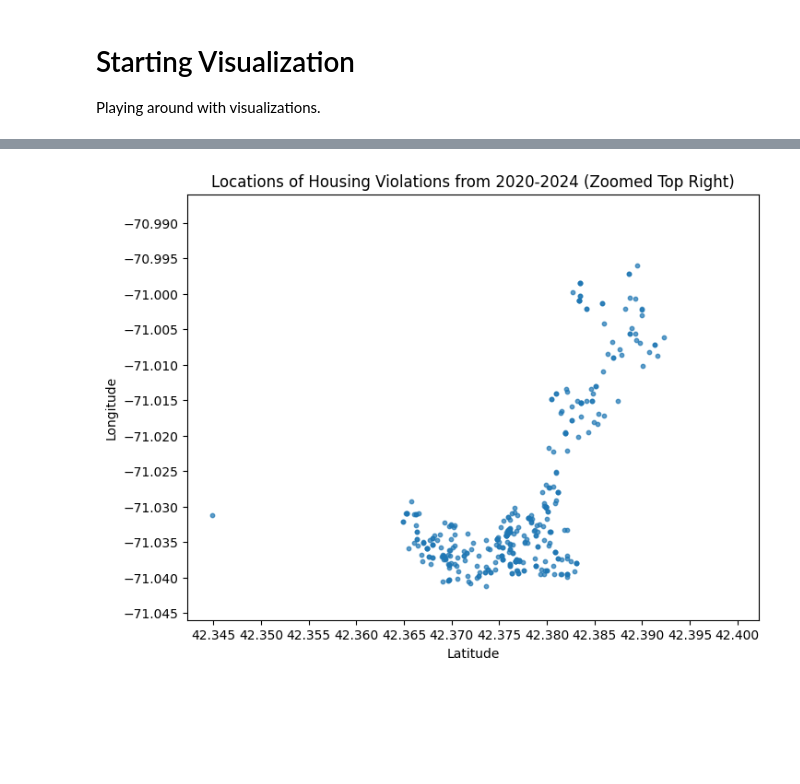
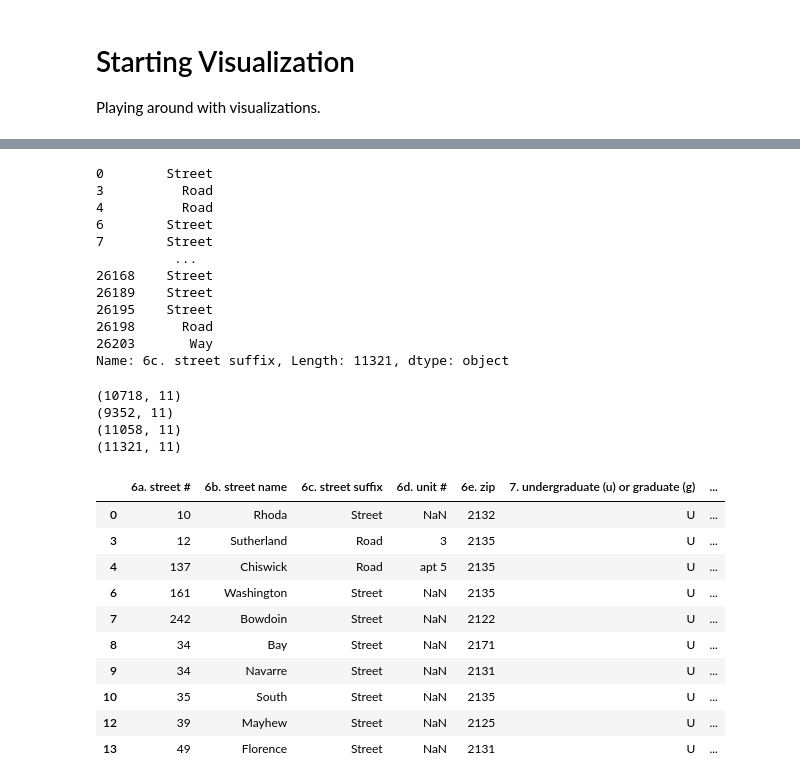
Before and after one commit to irisRen04/cs506-off_campus_housing-Ren-James, a Jupyter notebook: Student_addresses.ipynb, the cells around one changed output, grey strips where cells are left out. Drawn from its saved outputs; the diff is of its cells as text; code cells hidden in the pictures; blank space fills up the shorter version.

```diff
--- a/Student_addresses.ipynb
+++ b/Student_addresses.ipynb
@@ -328,0 +278,6 @@ def dorrect_street_suffix_and_duplicates(df):
+# %%
+# Call above function on all the address datasets
+Student_addresses_2020_2021 = dorrect_street_suffix_and_duplicates(Student_addresses_2020_2021)
+Student_addresses_2021_2022 = dorrect_street_suffix_and_duplicates(Student_addresses_2021_2022)
+Student_addresses_2022_2023 = dorrect_street_suffix_and_duplicates(Student_addresses_2022_2023)
+Student_addresses_2023_2024 = dorrect_street_suffix_and_duplicates(Student_addresses_2023_2024)
@@ -424,28 +366,45 @@ plt.show()
-# %%
-
-'''
-Zoomed in Version of top right
-'''
-
-# Create the scatter plot
-plt.figure(figsize=(8, 6))
-plt.scatter(x, y, s=10, alpha=0.7)  # smaller points, some transparency
-
-# Set smaller increments for latitude axis to zoom in on top right blob
-lat_min, lat_max = x.min(), x.max()
-lon_min, lon_max = y.min(), y.max()
-plt.xlim(lat_max - 0.05, lat_max + 0.01)  # zoom into top right
-plt.ylim(lon_max - 0.05, lon_max + 0.01)
-
-plt.gca().xaxis.set_major_locator(MultipleLocator(0.005))
-plt.gca().yaxis.set_major_locator(MultipleLocator(0.005))
-
-# Add labels and a title (optional)
-plt.xlabel("Latitude")
-plt.ylabel("Longitude")
-plt.title("Locations of Housing Violations from 2020-2024 (Zoomed Top Right)")
-
-# Display the plot
-plt.show()
-# %% [output]
-[figure, removed]
+# %%
+Student_addresses_2020_2021 = test(Student_addresses_2020_2021)
+Student_addresses_2021_2022 = test(Student_addresses_2021_2022)
+Student_addresses_2022_2023 = test(Student_addresses_2022_2023)
+Student_addresses_2023_2024 = test(Student_addresses_2023_2024)
+display(Student_addresses_2023_2024['6c. street suffix'])
+
+
+# How many rows they have now after dropping duplicate rows
+print(Student_addresses_2020_2021.shape)
+print(Student_addresses_2021_2022.shape)
+print(Student_addresses_2022_2023.shape)
+print(Student_addresses_2023_2024.shape)
+
+# Student_addresses_2023_2024["6b. street name"].unique()
+
+Student_addresses_2023_2024.head(10)
+# %% [output]
+0        Street
+3          Road
+4          Road
+6        Street
+7        Street
+          ...
+26168    Street
+26189    Street
+26195    Street
+26198      Road
+26203       Way
+Name: 6c. street suffix, Length: 11321, dtype: object
+(10718, 11)
+(9352, 11)
+(11058, 11)
+(11321, 11)
+|  | 6a. street # | 6b. street name | 6c. street suffix | 6d. unit # | 6e. zip | 7. undergraduate (u) or graduate (g) | ... |
+| 0 | 10 | Rhoda | Street | NaN | 2132 | U | ... |
+| 3 | 12 | Sutherland | Road | 3 | 2135 | U | ... |
+| 4 | 137 | Chiswick | Road | apt 5 | 2135 | U | ... |
+| 6 | 161 | Washington | Street | NaN | 2135 | U | ... |
+| 7 | 242 | Bowdoin | Street | NaN | 2122 | U | ... |
+| 8 | 34 | Bay | Street | NaN | 2171 | U | ... |
+| 9 | 34 | Navarre | Street | NaN | 2131 | U | ... |
+| 10 | 35 | South | Street | NaN | 2135 | U | ... |
+| 12 | 39 | Mayhew | Street | NaN | 2125 | U | ... |
+| 13 | 49 | Florence | Street | NaN | 2131 | U | ... |
```
Also changed, not shown: parts of 16 cells of this notebook.
